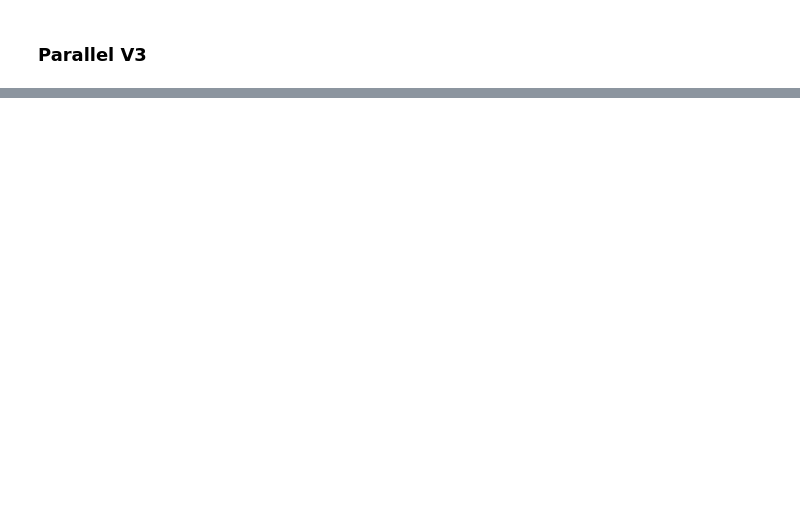
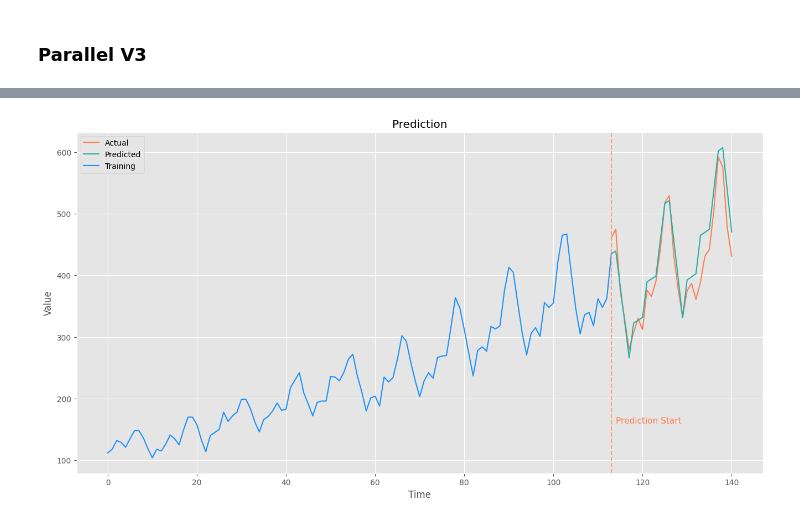
Before and after one commit to nvkhoa14/LTSM-Parallel, a Jupyter notebook: LSTM.ipynb, the cells around one changed output, grey strips where cells are left out. Saved outputs shown, nothing was run; the diff lists cells and outputs as text; code cells hidden in the pictures; blank space fills up the shorter version.

```diff
--- a/LSTM.ipynb
+++ b/LSTM.ipynb
@@ -1897,0 +1964,12 @@ predict_plot(df, actual_and_predicted)
+# %%
+# Parallel V3
+%%time
+params, training_loss, validation_loss = train_LSTM(
+    implementation = 'parallel_v3',
+    num_epochs = 150,
+    minibatch_size = len(validation_set),
+    round_decimal = 10,
+    learning_rate = 0.005,
+    epochs_per_print = 10,
+    optimize_method = 'minibatch'
+)
@@ -1897,0 +1996,6 @@ predict_plot(df, actual_and_predicted)
+# %%
+df = predict(df, params, raw_data, centroids, devide_lines)
+actual_and_predicted = create_actual_and_predicted_df(df)
+predict_plot(df, actual_and_predicted)
+# %% [output]
+[figure, added]
```
Also changed, not shown: parts of 14 cells of this notebook.
